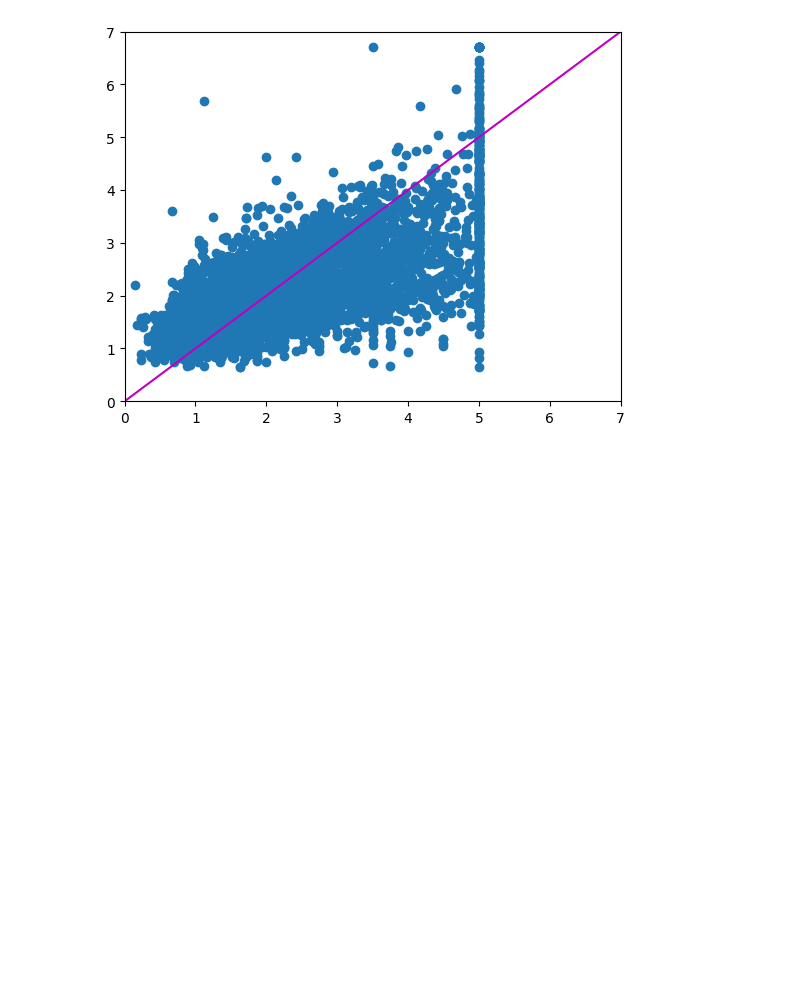
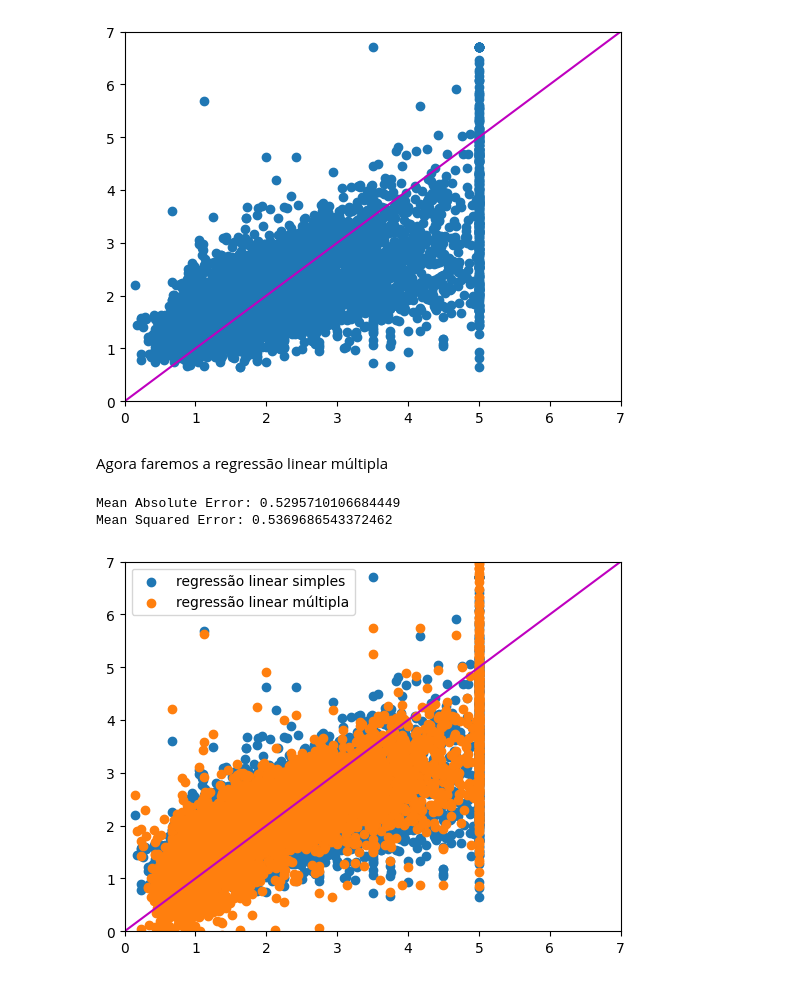
Before and after one commit to VictorCCVieira/casas_california, a Jupyter notebook: linear_regression.ipynb, the cells around one changed output. Drawn from its saved outputs; the diff is of its cells as text; code cells hidden in the pictures; blank space fills up the shorter version.

```diff
--- a/linear_regression.ipynb
+++ b/linear_regression.ipynb
@@ -48,3 +48,40 @@ ax.set(xlim=(0,7),ylim=(0,7))
 plt.show()
 # %% [output]
 [figure]
+# %% [markdown]
+Agora faremos a regressão linear múltipla
+# %%
+# separando X e y
+X = casas_df.drop('MedHouseVal',axis=1)
+y = casas_df.MedHouseVal
+
+# separando em treino e teste
+X_train,X_test,y_train,y_test = train_test_split(X,y,test_size=0.33,random_state=42)
+# %%
+# Usando a regressão linear
+reg2 = LinearRegression().fit(X_train,y_train)
+y_pred2 = reg2.predict(X_test)
+# %%
+# avaliando o erro
+absol_error = mean_absolute_error(y_test,y_pred2)
+squar_error = mean_squared_error(y_test,y_pred2)
+print(f"""
+Mean Absolute Error: {absol_error}
+Mean Squared Error: {squar_error}
+""")
+# %% [output]
+Mean Absolute Error: 0.5295710106684449
+Mean Squared Error: 0.5369686543372462
+# %%
+# visualizando o gráfico sobrepondo o desempenho da regressão simples com a múltipla
+fig,ax = plt.subplots()
+
+ax.scatter(y_test,y_pred, label = "regressão linear simples")
+ax.scatter(y_test,y_pred2, label = "regressão linear múltipla")
+ax.plot([0,7],[0,7],'m')
+
+ax.set(xlim=(0,7),ylim=(0,7))
+ax.legend()
+plt.show()
+# %% [output]
+[figure, added]
```
Also changed, not shown: parts of 4 cells of this notebook.
